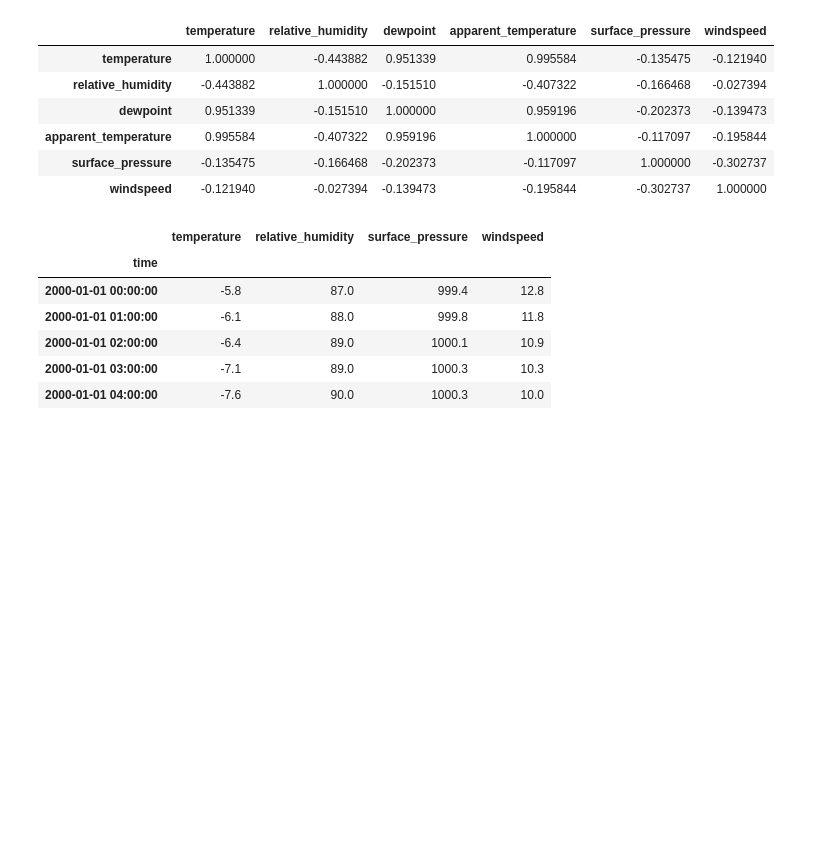
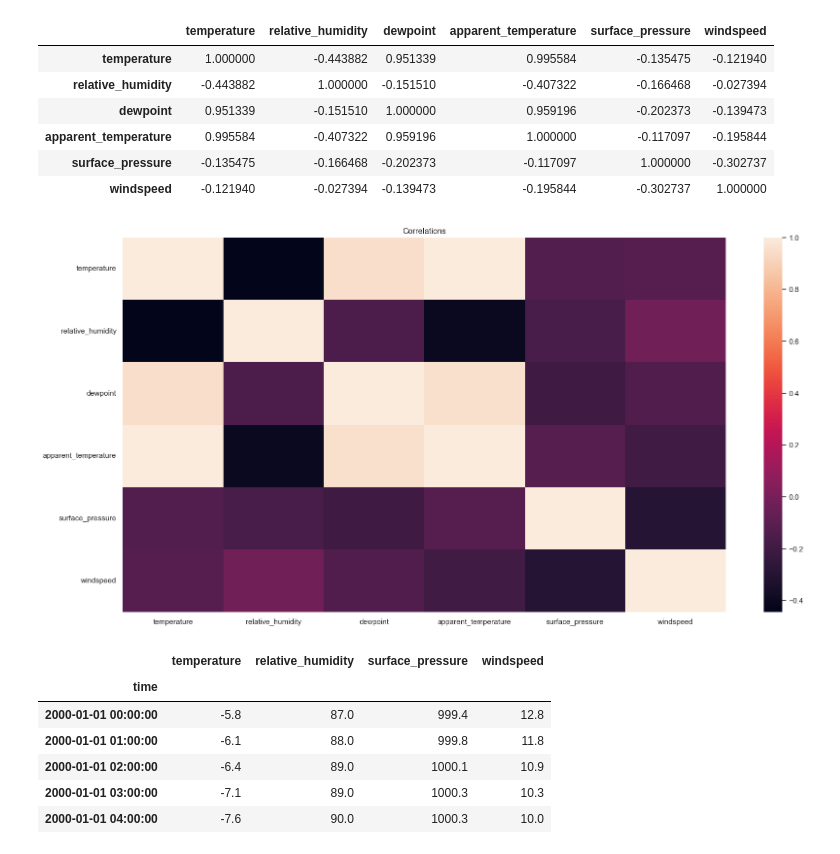
Before and after one commit to fidesy/weathercast, a Jupyter notebook: main.ipynb, the cells around one changed output. Drawn from its saved outputs; the diff is of its cells as text; code cells hidden in the pictures; blank space fills up the shorter version.

```diff
--- a/main.ipynb
+++ b/main.ipynb
@@ -53,6 +53,12 @@ weather.corr()
 | apparent_temperature | 0.995584 | -0.407322 | 0.959196 | 1.000000 | -0.117097 | -0.195844 |
 | surface_pressure | -0.135475 | -0.166468 | -0.202373 | -0.117097 | 1.000000 | -0.302737 |
 | windspeed | -0.121940 | -0.027394 | -0.139473 | -0.195844 | -0.302737 | 1.000000 |
+# %%
+sns.heatmap(weather.corr())
+plt.title('Correlations')
+plt.show()
+# %% [output]
+[figure, added]
 # %%
 weather = weather.drop(['dewpoint', 'apparent_temperature'], axis=1)
 weather.head()
```
Also changed, not shown: parts of 30 cells of this notebook, 5 other files.
